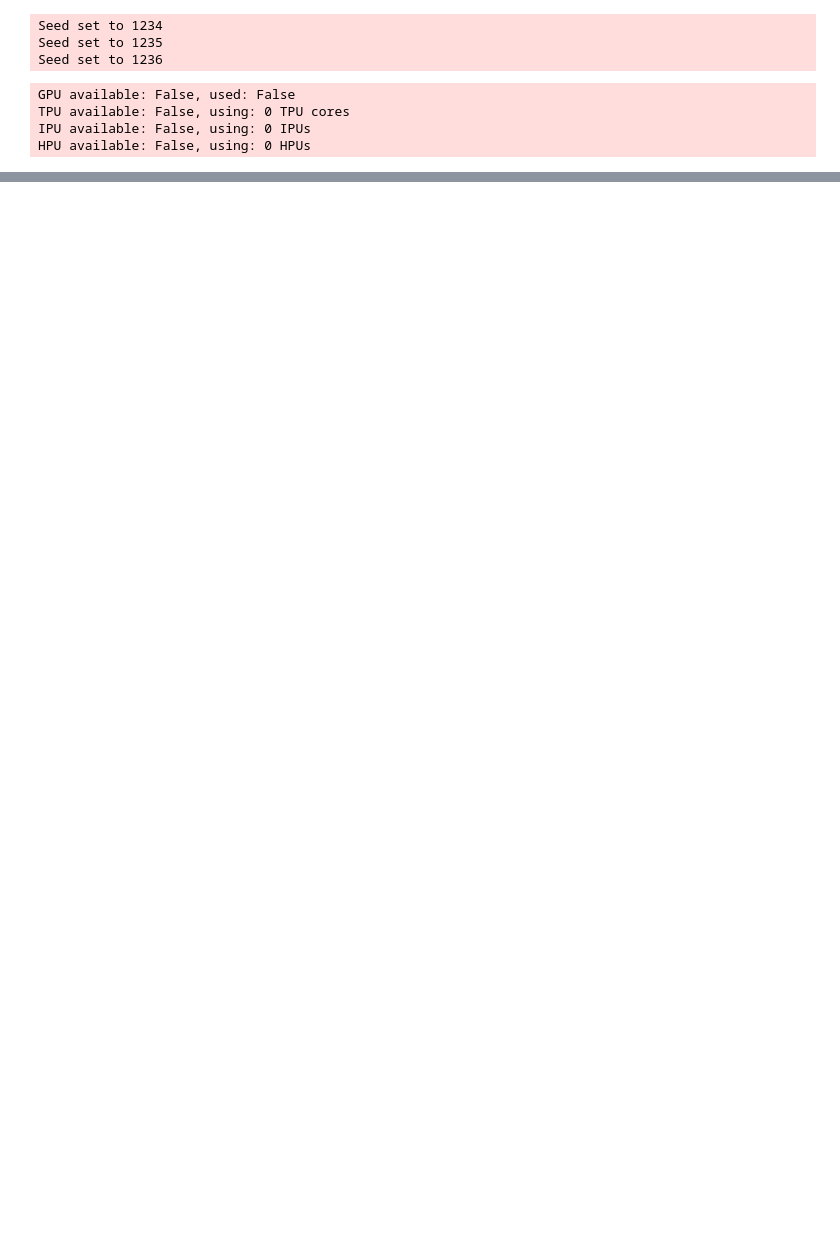
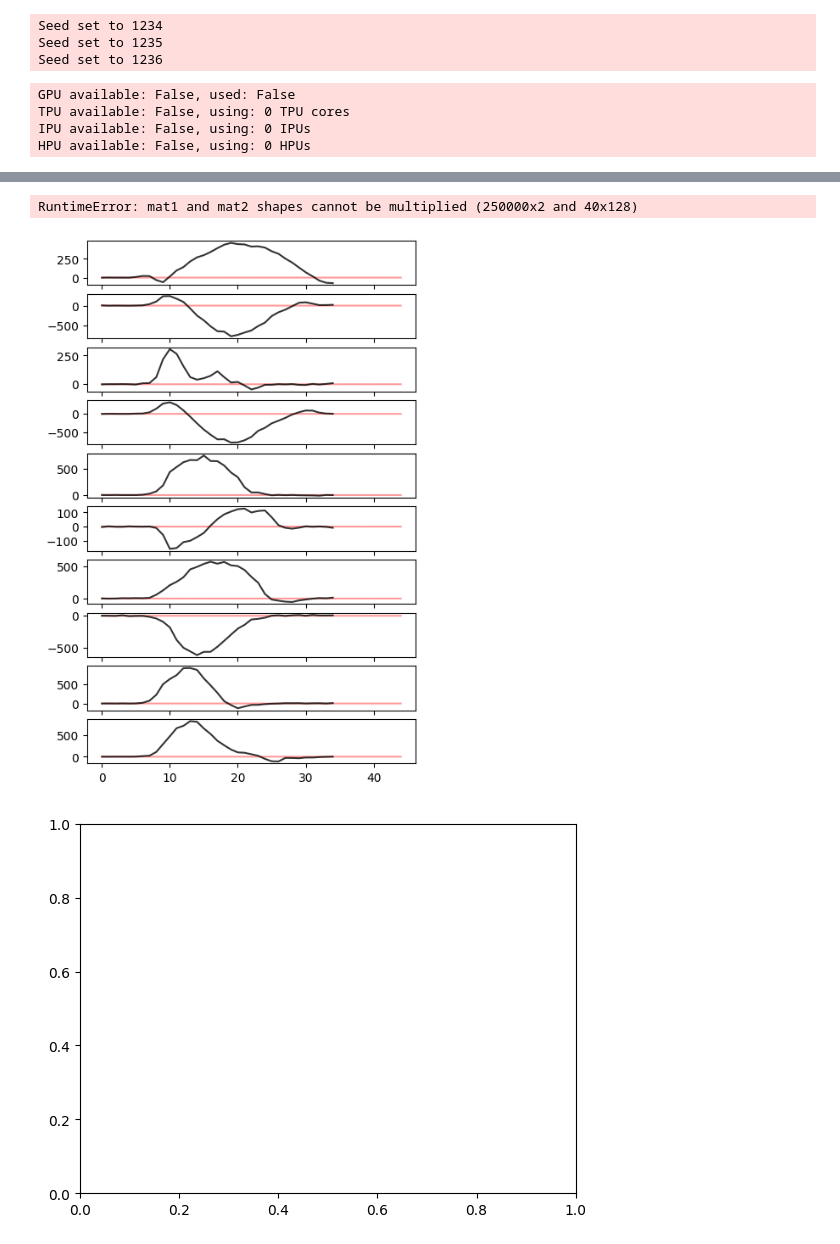
Before and after one commit to catniplab/xfads, a Jupyter notebook: workshop/monkey_reaching/inference.ipynb, the cells around one changed output, grey strips where cells are left out. Saved outputs shown, nothing was run; the diff lists cells and outputs as text; code cells hidden in the pictures; blank space fills up the shorter version.

```diff
--- a/workshop/monkey_reaching/inference.ipynb
+++ b/workshop/monkey_reaching/inference.ipynb
@@ -156,3 +165,22 @@ ProcessRaisedException:
 
 -- Process 0 terminated with the following error:
 Traceback (most recent call last):
+# %%
+loss, z, stats = seq_vae.ssm(y_valid_obs, cfg.n_samples)
+
+n_ex = 10
+
+fig, axs = plt.subplots(n_ex, 1, figsize=(5, 8))
+
+[axs[i].plot(stats['m_f'][i, :, 0].detach().numpy(), color='red', alpha=0.4) for i in range(n_ex)]
+[axs[i].plot(vel_valid[i, :, 0].detach().numpy(), color='black', alpha=0.8) for i in range(n_ex)]
+
+fig.show()
+
+fig, axs = plt.subplots()
+plot_utils.plot_two_d_vector_field(seq_vae.ssm.dynamics_mod.mean_fn, axs)
+fig.show()
+# %% [output]
+RuntimeError: mat1 and mat2 shapes cannot be multiplied (250000x2 and 40x128)
+[figure, added]
+[figure, added]
```
Also changed, not shown: parts of 3 cells of this notebook, 3 other files.
